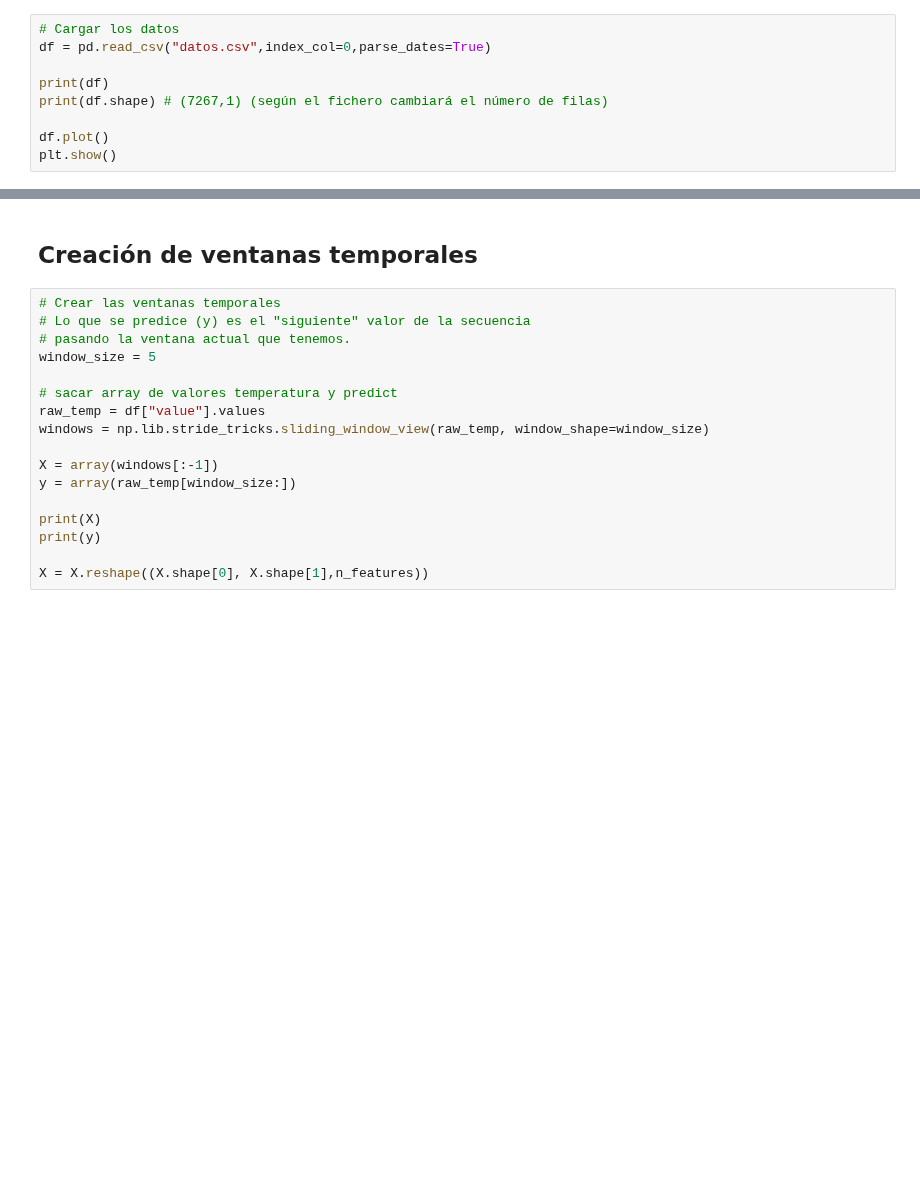
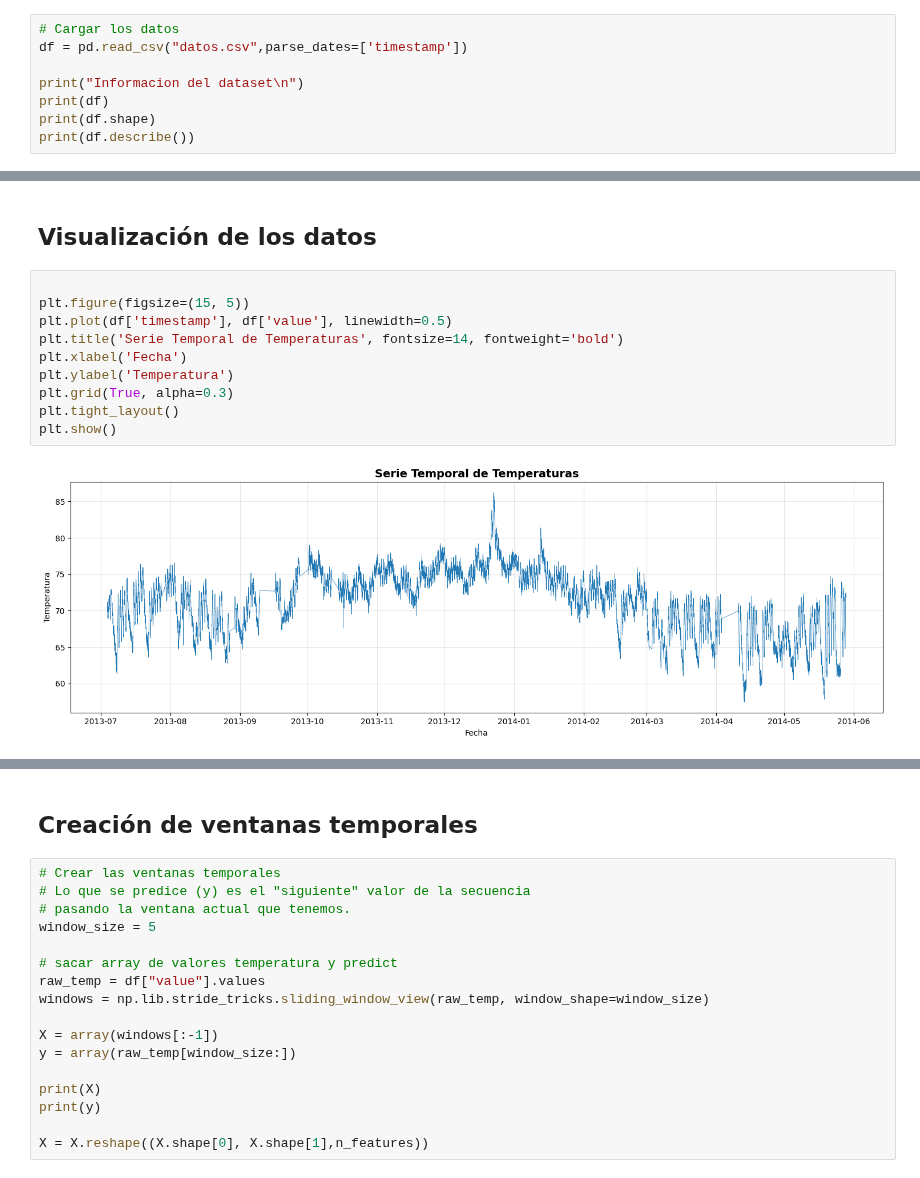
Before and after one commit to migueel15/Universidad, a Jupyter notebook: optativas/critico/practicas/p1/main.ipynb, the cells around one changed output, grey strips where cells are left out. Drawn from its saved outputs; the diff is of its cells as text; blank space fills up the shorter version.

```diff
--- a/optativas/critico/practicas/p1/main.ipynb
+++ b/optativas/critico/practicas/p1/main.ipynb
@@ -29,10 +30,9 @@ To enable the following instructions: AVX2 AVX512F AVX512_VNNI AVX512_BF16 FMA,
 # %%
 # Cargar los datos
-df = pd.read_csv("datos.csv",index_col=0,parse_dates=True)
+df = pd.read_csv("datos.csv",parse_dates=['timestamp'])
 
+print("Informacion del dataset\n")
 print(df)
-print(df.shape) # (7267,1) (según el fichero cambiará el número de filas)
-
-df.plot()
-plt.show()
+print(df.shape)
+print(df.describe())
 # %% [output]
@@ -55,0 +56,14 @@ timestamp
+# %% [markdown]
+## Visualización de los datos
+# %%
+
+plt.figure(figsize=(15, 5))
+plt.plot(df['timestamp'], df['value'], linewidth=0.5)
+plt.title('Serie Temporal de Temperaturas', fontsize=14, fontweight='bold')
+plt.xlabel('Fecha')
+plt.ylabel('Temperatura')
+plt.grid(True, alpha=0.3)
+plt.tight_layout()
+plt.show()
+# %% [output]
+[figure, added]
```
Also changed, not shown: parts of 14 cells of this notebook, 1 other file.
